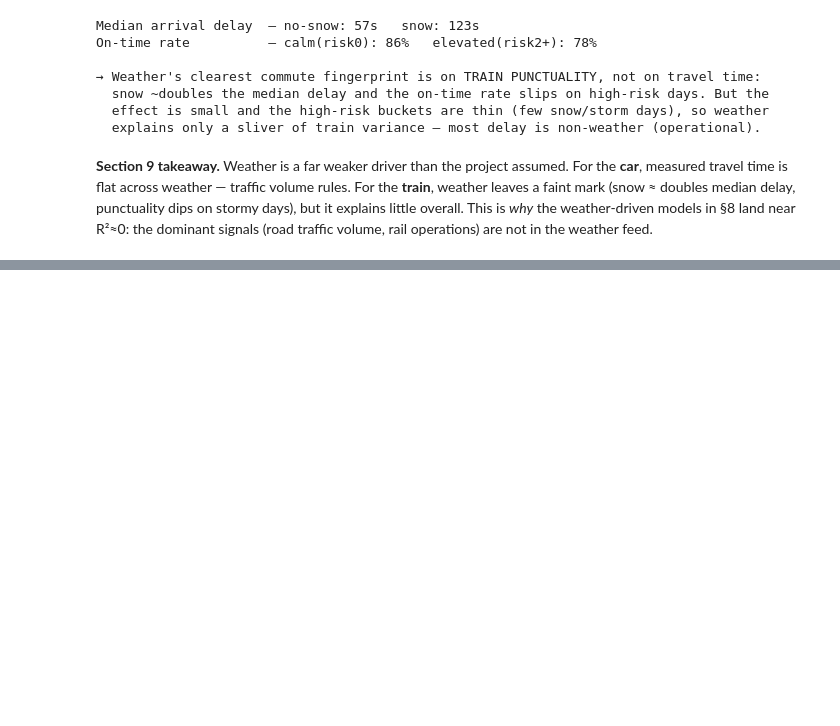
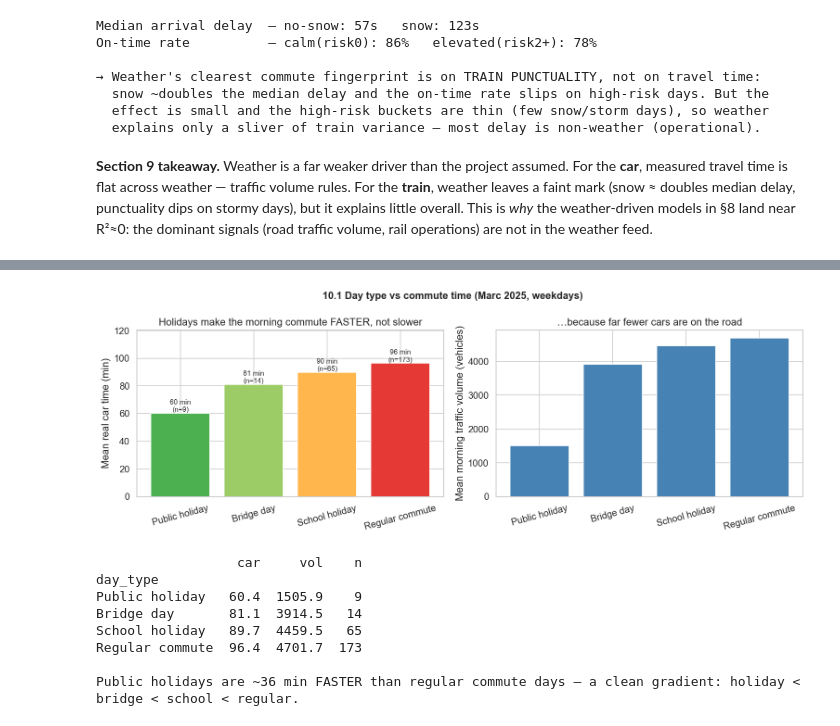
Before and after one commit to MaximeMylle/trafic_forecast_datascience, a Jupyter notebook: 01_data_exploration_combined_v2.ipynb, the cells around one changed output, grey strips where cells are left out. Cells and saved outputs as stored; diff of their text form; code cells hidden in the pictures; blank space fills up the shorter version.

```diff
--- a/01_data_exploration_combined_v2.ipynb
+++ b/01_data_exploration_combined_v2.ipynb
@@ -1419,7 +1421,10 @@ Saturation check: 1 commute days pinned at the 60-min floor, 0 at the 120-min ce
 # ── 5.2 Align to the 2025 overlap window and join onto the combined dataset ──
 # df_combined spans 2021→2026; Marc is 2025 only. Inner-join keeps the intersection:
 # every 2025 working day for which we also have a real-traffic car time.
-df_2025 = df_combined.merge(
+# df_combined now also carries car_real_min/traffic_volume (the pipeline attaches
+# them); drop those here so Marc's columns merge cleanly (no _x/_y suffixes).
+_dups = [c for c in ["car_real_min", "traffic_volume"] if c in df_combined.columns]
+df_2025 = df_combined.drop(columns=_dups).merge(
     df_marc[["date", "car_real_min", "traffic_volume", "pendeldag"]],
     on="date", how="inner",
 )
@@ -1897,0 +1917,67 @@ near R²≈0: the dominant signals (road traffic volume, rail operations) are no
+# %%
+# 10.1 Real car time by day type (2025 weekdays, incl. public holidays) ──────
+from pathlib import Path
+
+# The bridge-day flag lives in a sibling Marc file; load it robustly.
+BRUG = next((p for p in [
+    Path("side_projects/traject_calc_car/data/processed/traffic_car/gent_mechelen_benadering_2025.csv"),
+    Path("../side_projects/traject_calc_car/data/processed/traffic_car/gent_mechelen_benadering_2025.csv"),
+] if p.exists()), None)
+df_brug = pd.read_csv(BRUG)[["date", "brugdag"]] if BRUG else pd.DataFrame(columns=["date", "brugdag"])
+df_brug["date"] = pd.to_datetime(df_brug["date"])
+
+# Start from Marc's full-year table (df_marc_raw, loaded in §7). Merge the bridge
+# flag and the daily commute-window weather (df_cw_daily covers ALL days, incl.
+# public holidays — unlike df_combined, which filters them out).
+hol = (df_marc_raw
+       .rename(columns={"reistijd_gm_min": "car_real_min", "drukte_voertuigen": "traffic_volume"})
+       .merge(df_brug, on="date", how="left")
+       .merge(df_cw_daily, on="date", how="left"))
+hol["weekday_num"] = hol["date"].dt.weekday
+hol["month"]       = hol["date"].dt.month
+hol = hol[hol["weekday_num"] < 5].copy()   # Mon–Fri (KEEP public holidays this time)
+
+hol["is_public_holiday"] = (hol["feestdag"] == True).astype(int)
+hol["is_bridge_day"]     = (hol["brugdag"].astype(str).str.lower() == "ja").astype(int)
+hol["is_school_holiday"] = (hol["schoolvakantie"] == True).astype(int)
+
+def _daytype(r):
+    if r["is_public_holiday"]: return "Public holiday"
+    if r["is_bridge_day"]:     return "Bridge day"
+    if r["is_school_holiday"]: return "School holiday"
+    return "Regular commute"
+hol["day_type"] = hol.apply(_daytype, axis=1)
+order = ["Public holiday", "Bridge day", "School holiday", "Regular commute"]
+
+g = (hol.groupby("day_type")
+        .agg(car=("car_real_min", "mean"), vol=("traffic_volume", "mean"), n=("car_real_min", "size"))
+        .reindex(order))
+
+fig, axes = plt.subplots(1, 2, figsize=(13, 4.6))
+axes[0].bar(order, g["car"], color=["#4caf50", "#9ccc65", "#ffb74d", "#e53935"], edgecolor="white")
+for i, (cval, n) in enumerate(zip(g["car"], g["n"])):
+    axes[0].text(i, cval + 1, f"{cval:.0f} min\n(n={int(n)})", ha="center", fontsize=9)
+axes[0].set_ylabel("Mean real car time (min)"); axes[0].set_ylim(0, g["car"].max() * 1.25)
+axes[0].set_title("Holidays make the morning commute FASTER, not slower")
+axes[0].tick_params(axis="x", rotation=15)
+
+axes[1].bar(order, g["vol"], color="steelblue", edgecolor="white")
+axes[1].set_ylabel("Mean morning traffic volume (vehicles)")
+axes[1].set_title("…because far fewer cars are on the road")
+axes[1].tick_params(axis="x", rotation=15)
+fig.suptitle("10.1 Day type vs commute time (Marc 2025, weekdays)", fontsize=13, fontweight="bold")
+plt.tight_layout(); plt.savefig("data/processed/plot_v2_holiday_gradient.png", bbox_inches="tight"); plt.show()
+
+print(g.round(1).to_string())
+print(f"\nPublic holidays are ~{g['car']['Regular commute'] - g['car']['Public holiday']:.0f} min FASTER "
+      f"than regular commute days — a clean gradient: holiday < bridge < school < regular.")
+# %% [output]
+[figure, added]
+                  car     vol    n
+day_type
+Public holiday   60.4  1505.9    9
+Bridge day       81.1  3914.5   14
+School holiday   89.7  4459.5   65
+Regular commute  96.4  4701.7  173
+
+Public holidays are ~36 min FASTER than regular commute days — a clean gradient: holiday < bridge < school < regular.
```
Also changed, not shown: parts of 20 cells of this notebook, 17 other files.
